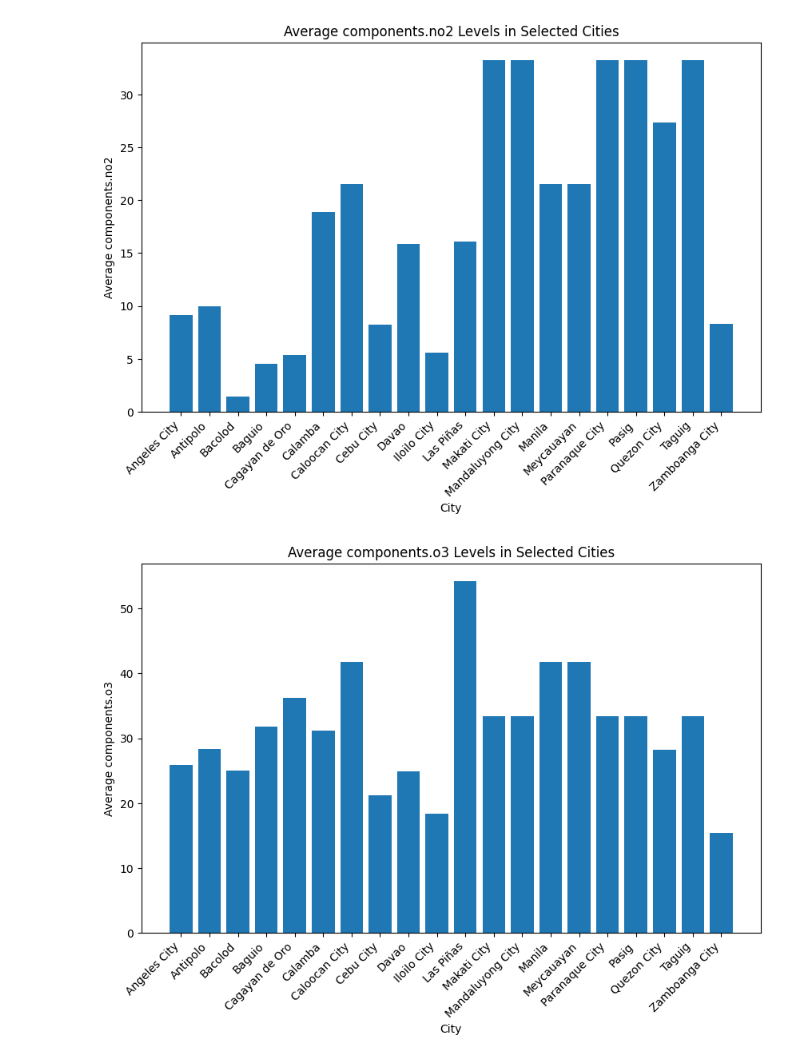
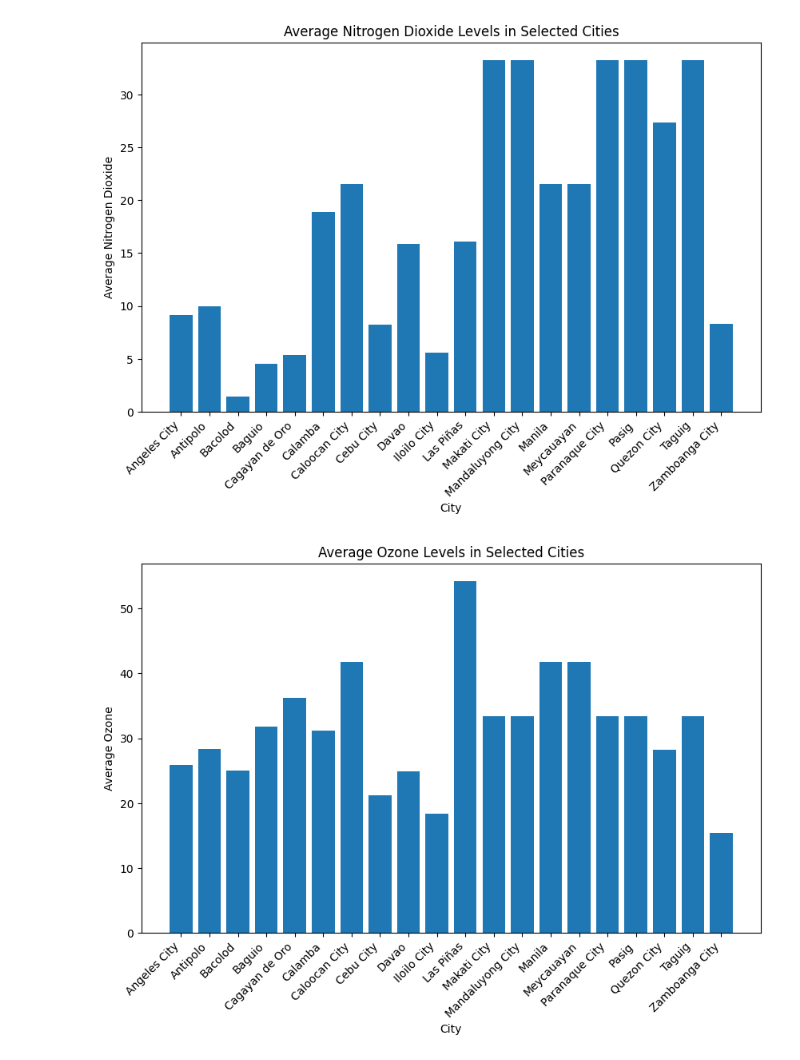
Before and after one commit to ParantarUrielAlexis/Spotify-Analysis, a Jupyter notebook: data.ipynb, the cells around one changed output. Drawn from its saved outputs; the diff is of its cells as text; code cells hidden in the pictures.

```diff
--- a/data.ipynb
+++ b/data.ipynb
@@ -293,16 +292,9 @@ plt.show()
 # %%
-desired_cities = ["Manila", "Quezon City", "Cebu City",
-                  "Davao", "Makati City", "Taguig", "Pasig", "Calamba",
-                  "Mandaluyong City", "Caloocan City", "Las Piñas", "Meycauayan",
-                  "Paranaque City", "Baguio", "Angeles City", "Iloilo City",
-                  "Cagayan de Oro", "Zamboanga City", "Bacolod", "Antipolo"]
 
-# Filter data for the desired cities
-filtered_df = df[df['city_name'].isin(desired_cities)]
 
 # Select the desired pollutant (e.g., 'components.nh3') and convert 'datetime' to datetime type
 pollutant_NO2= 'components.no2'
-
+pollutant_NO2_rename = 'Nitrogen Dioxide'
 # Group data by city and calculate the average pollutant level
 average_NO2 = filtered_df.groupby('city_name')[pollutant_NO2].mean()
 
@@ -310,25 +302,18 @@ average_NO2 = filtered_df.groupby('city_name')[pollutant_NO2].mean()
 plt.figure(figsize=(10, 6))
 plt.bar(average_NO2.index, average_NO2.values)
 plt.xlabel('City')
-plt.ylabel(f'Average {pollutant_NO2}')
-plt.title(f'Average {pollutant_NO2} Levels in Selected Cities')
+plt.ylabel(f'Average {pollutant_NO2_rename}')
+plt.title(f'Average {pollutant_NO2_rename} Levels in Selected Cities')
 plt.xticks(rotation=45, ha='right')
 plt.show()
 # %% [output]
 [figure]
 # %%
-desired_cities = ["Manila", "Quezon City", "Cebu City",
-                  "Davao", "Makati City", "Taguig", "Pasig", "Calamba",
-                  "Mandaluyong City", "Caloocan City", "Las Piñas", "Meycauayan",
-                  "Paranaque City", "Baguio", "Angeles City", "Iloilo City",
-                  "Cagayan de Oro", "Zamboanga City", "Bacolod", "Antipolo"]
 
-# Filter data for the desired cities
-filtered_df = df[df['city_name'].isin(desired_cities)]
 
 # Select the desired pollutant (e.g., 'components.nh3') and convert 'datetime' to datetime type
 pollutant_NO2= 'components.no2'
-
+pollutant_NO2_rename = 'Nitrogen Dioxide'
 # Group data by city and calculate the average pollutant level
 average_NO2 = filtered_df.groupby('city_name')[pollutant_NO2].mean()
 
@@ -336,36 +321,28 @@ average_NO2 = filtered_df.groupby('city_name')[pollutant_NO2].mean()
 plt.figure(figsize=(10, 6))
 plt.bar(average_NO2.index, average_NO2.values)
 plt.xlabel('City')
-plt.ylabel(f'Average {pollutant_NO2}')
-plt.title(f'Average {pollutant_NO2} Levels in Selected Cities')
+plt.ylabel(f'Average {pollutant_NO2_rename}')
+plt.title(f'Average {pollutant_NO2_rename} Levels in Selected Cities')
 plt.xticks(rotation=45, ha='right')
 plt.show()
 # %% [output]
 [figure]
 # %%
-desired_cities = ["Manila", "Quezon City", "Cebu City",
-                  "Davao", "Makati City", "Taguig", "Pasig", "Calamba",
-                  "Mandaluyong City", "Caloocan City", "Las Piñas", "Meycauayan",
-                  "Paranaque City", "Baguio", "Angeles City", "Iloilo City",
-                  "Cagayan de Oro", "Zamboanga City", "Bacolod", "Antipolo"]
-
-# Filter data for the desired cities
-filtered_df = df[df['city_name'].isin(desired_cities)]
-
 # Select the desired pollutant (e.g., 'components.nh3') and convert 'datetime' to datetime type
 pollutant_O3= 'components.o3'
+pollutant_O3_rename = 'Ozone'
 
 # Group data by city and calculate the average pollutant level
 average_O3 = filtered_df.groupby('city_name')[pollutant_O3].mean()
 
 # Plot the average pollutant levels for each city
 plt.figure(figsize=(10, 6))
 plt.bar(average_O3.index, average_O3.values)
 plt.xlabel('City')
-plt.ylabel(f'Average {pollutant_O3}')
-plt.title(f'Average {pollutant_O3} Levels in Selected Cities')
+plt.ylabel(f'Average {pollutant_O3_rename}')
+plt.title(f'Average {pollutant_O3_rename} Levels in Selected Cities')
 plt.xticks(rotation=45, ha='right')
 plt.show()
 # %% [output]
-[figure, old version]
+[figure, new version]
 # %%
```
Also changed, not shown: parts of 5 cells of this notebook.
